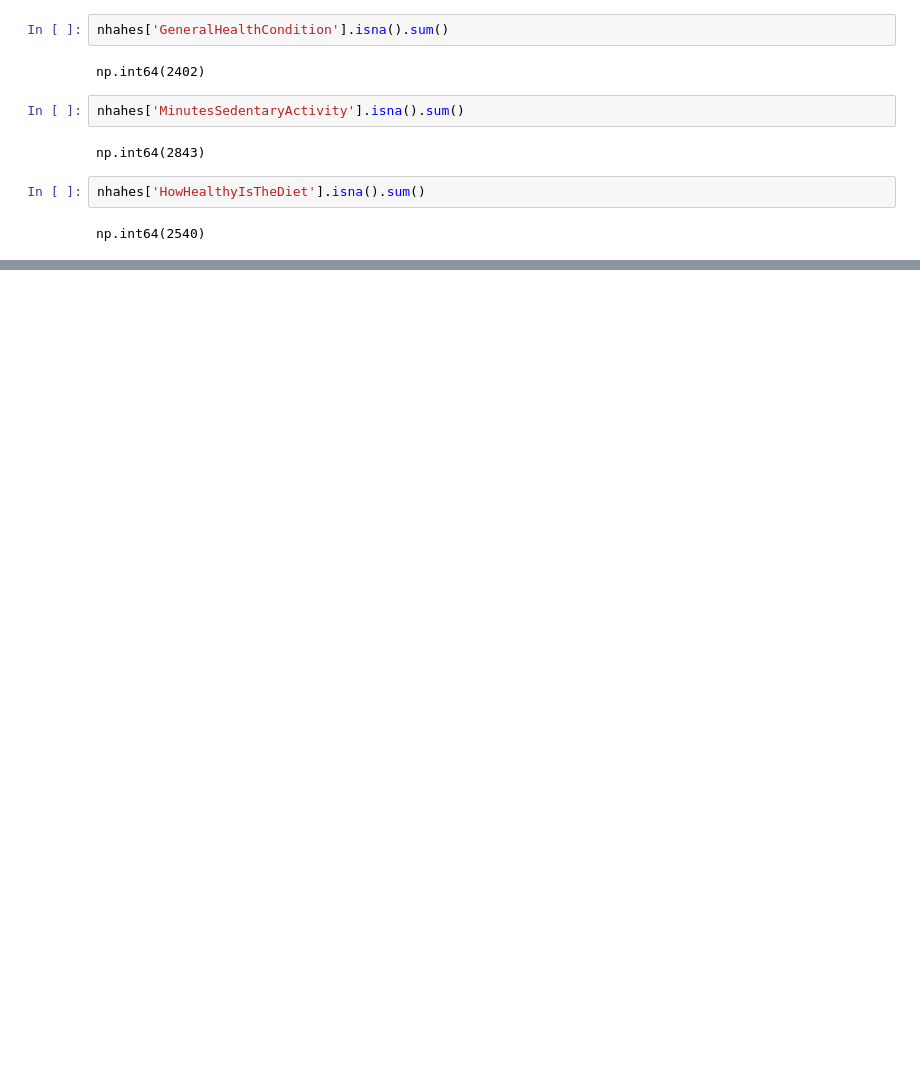
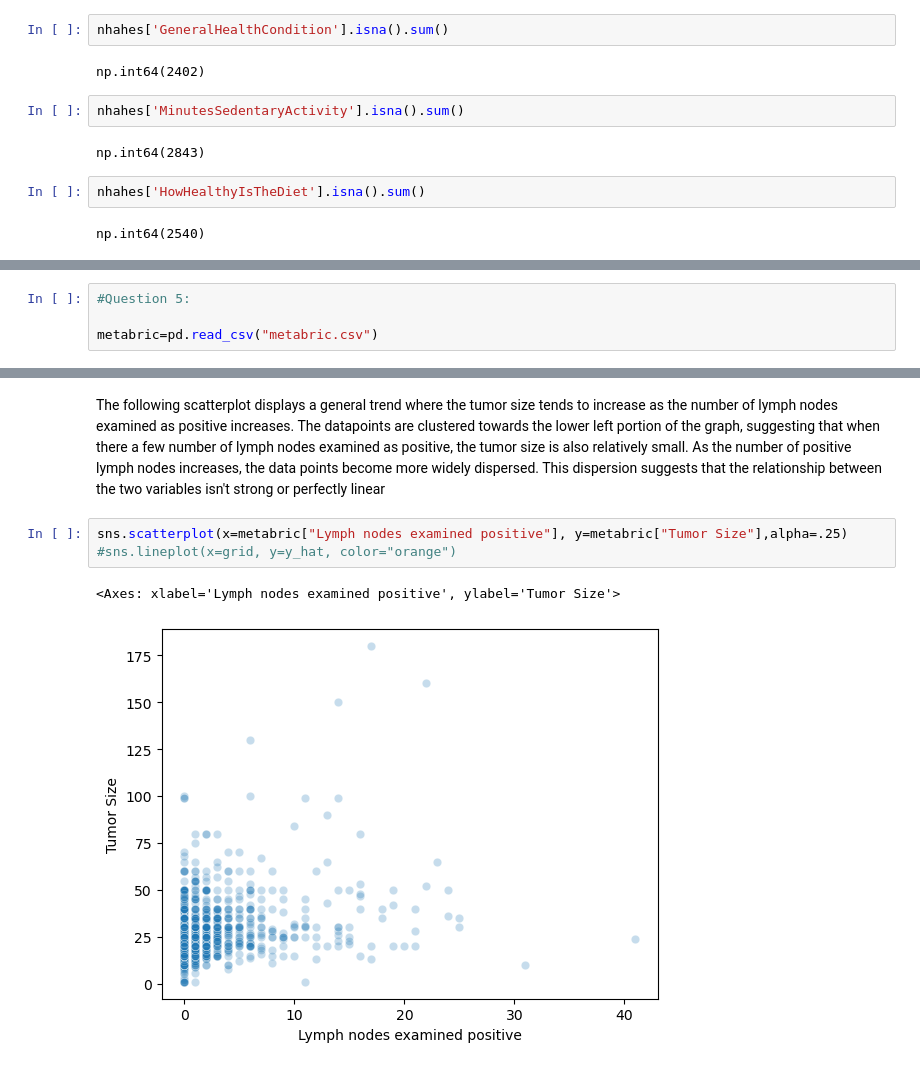
Before and after one commit to yani-iben/understanding_uncertainty_assignment3, a Jupyter notebook: understanding_uncertainty3.ipynb, the cells around one changed output, grey strips where cells are left out. Cells and saved outputs as stored; diff of their text form; blank space fills up the shorter version.

```diff
--- a/understanding_uncertainty3.ipynb
+++ b/understanding_uncertainty3.ipynb
@@ -177,0 +244,4 @@ nhahes.loc[:,['MinutesSedentaryActivity', conditioner]].groupby(conditioner).des
+# %%
+#Question 5:
+
+metabric=pd.read_csv("metabric.csv")
@@ -177,0 +257,8 @@ nhahes.loc[:,['MinutesSedentaryActivity', conditioner]].groupby(conditioner).des
+# %% [markdown]
+The following scatterplot displays a general trend where the tumor size tends to increase as the number of lymph nodes examined as positive increases. The datapoints are clustered towards the lower left portion of the graph, suggesting that when there a few number of lymph nodes examined as positive, the tumor size is also relatively small. As the number of positive lymph nodes increases, the data points become more widely dispersed. This dispersion suggests that the relationship between the two variables isn't strong or perfectly linear
+# %%
+sns.scatterplot(x=metabric["Lymph nodes examined positive"], y=metabric["Tumor Size"],alpha=.25)
+#sns.lineplot(x=grid, y=y_hat, color="orange")
+# %% [output]
+<Axes: xlabel='Lymph nodes examined positive', ylabel='Tumor Size'>
+[figure, added]
```
Also changed, not shown: parts of 14 cells of this notebook, 2 other files.
